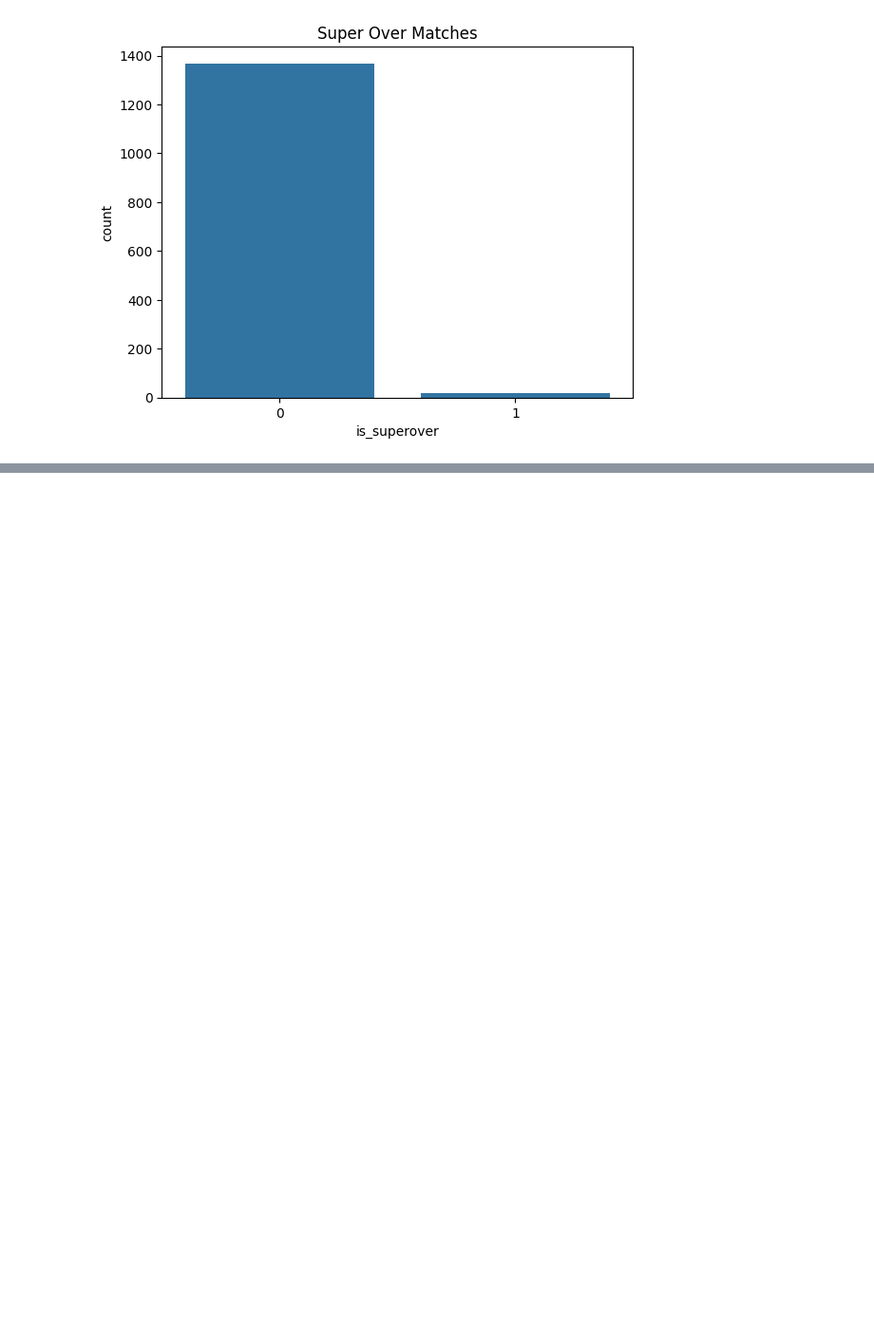
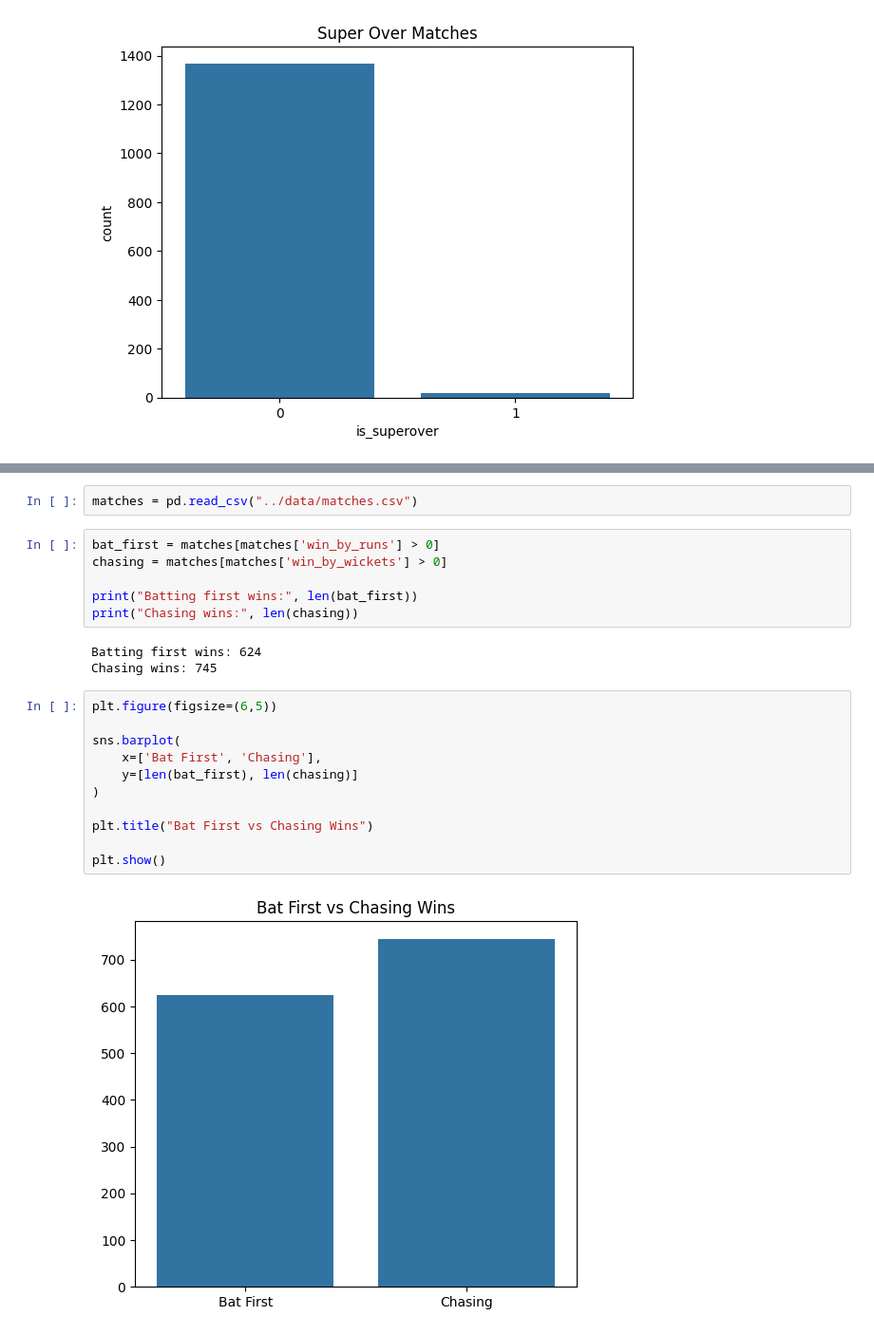
Before and after one commit to sohamm2410/ipl-analytics-dashboard, a Jupyter notebook: notebooks/eda.ipynb, the cells around one changed output, grey strips where cells are left out. Shown at 95% size. Drawn from its saved outputs; the diff is of its cells as text; blank space fills up the shorter version.

```diff
--- a/notebooks/eda.ipynb
+++ b/notebooks/eda.ipynb
@@ -395,0 +431,24 @@ plt.show()
+# %%
+matches = pd.read_csv("../data/matches.csv")
+# %%
+bat_first = matches[matches['win_by_runs'] > 0]
+chasing = matches[matches['win_by_wickets'] > 0]
+
+print("Batting first wins:", len(bat_first))
+print("Chasing wins:", len(chasing))
+# %% [output]
+Batting first wins: 624
+Chasing wins: 745
+# %%
+plt.figure(figsize=(6,5))
+
+sns.barplot(
+    x=['Bat First', 'Chasing'],
+    y=[len(bat_first), len(chasing)]
+)
+
+plt.title("Bat First vs Chasing Wins")
+
+plt.show()
+# %% [output]
+[figure, added]
```
Also changed, not shown: parts of 9 cells of this notebook.
